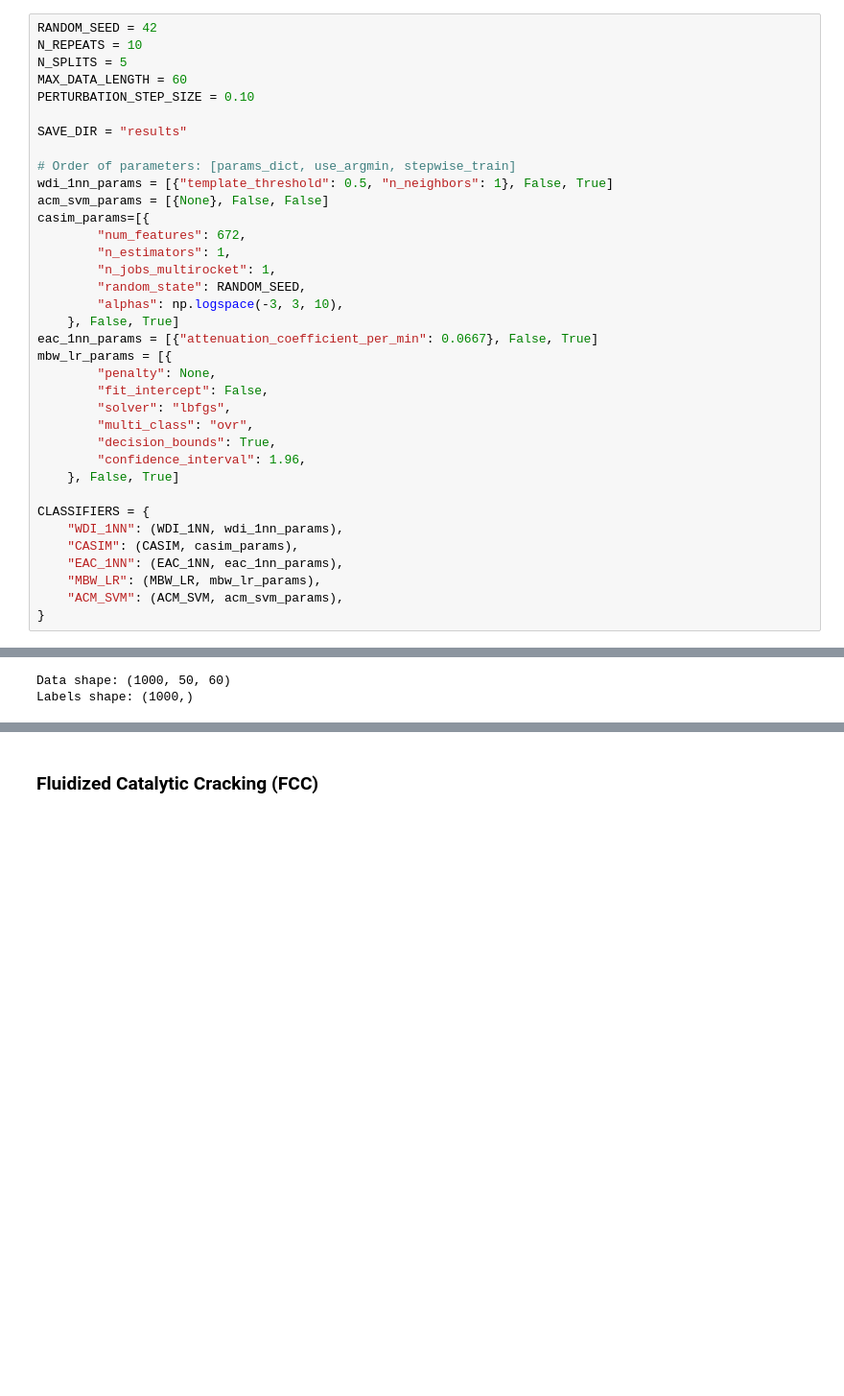
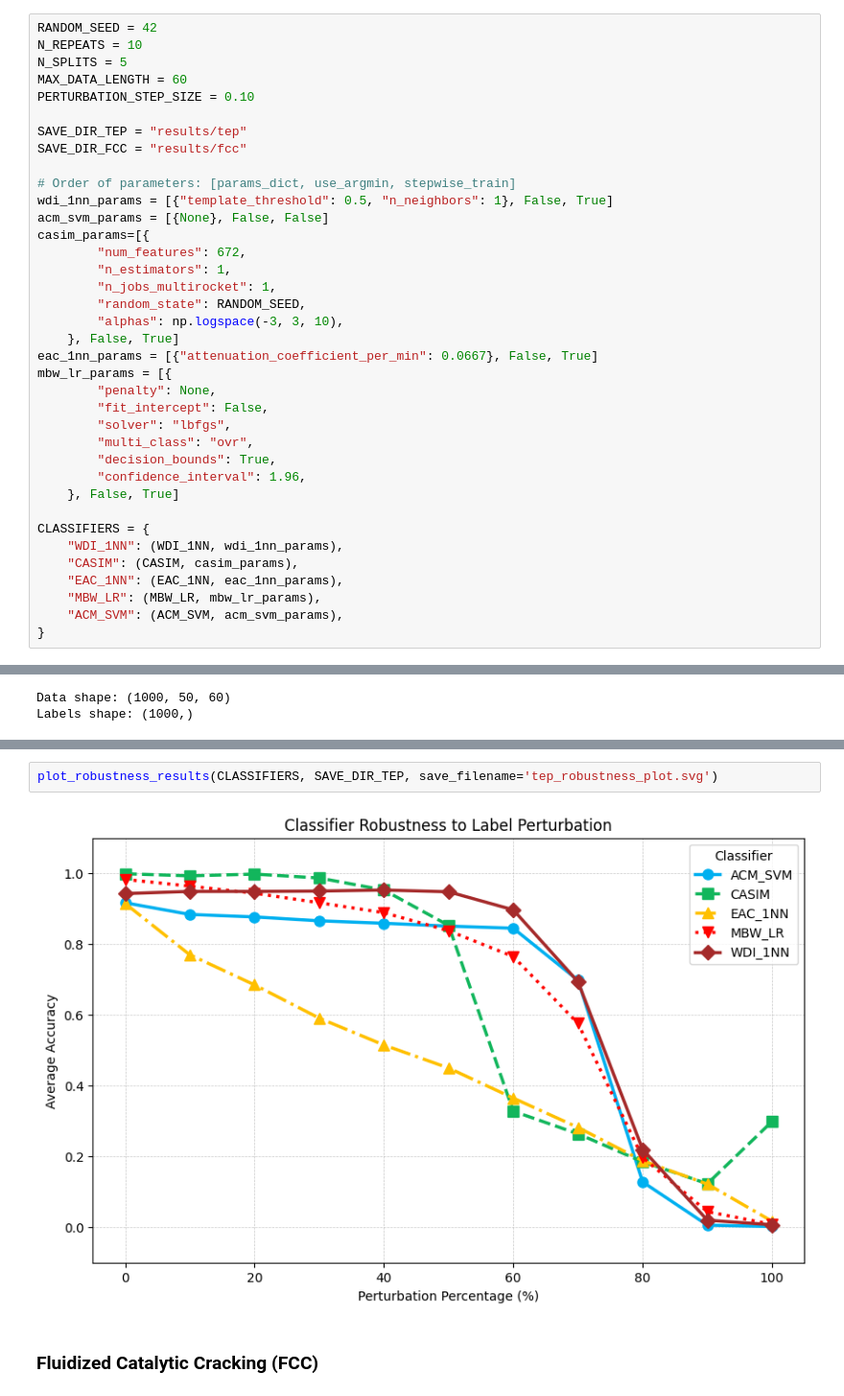
Before and after one commit to GianMan89/Alarm_Flood_Classification_Label_Noise, a Jupyter notebook: notebook.ipynb, the cells around one changed output, grey strips where cells are left out. Shown: that part at 96% size. Saved outputs shown, nothing was run; the diff lists cells and outputs as text; blank space fills up the shorter version.

Commit message:
Update: visualization of robustness results added

```diff
--- a/notebook.ipynb
+++ b/notebook.ipynb
@@ -23,7 +25,8 @@ N_SPLITS = 5
 MAX_DATA_LENGTH = 60
 PERTURBATION_STEP_SIZE = 0.10
 
-SAVE_DIR = "results"
+SAVE_DIR_TEP = "results/tep"
+SAVE_DIR_FCC = "results/fcc"
 
 # Order of parameters: [params_dict, use_argmin, stepwise_train]
 wdi_1nn_params = [{"template_threshold": 0.5, "n_neighbors": 1}, False, True]
@@ -354,5 +431,9 @@ Testing ACM_SVM - Fold 5, Perturbation step 10...
 
   [11 rows x 26 columns]}}
+# %%
+plot_robustness_results(CLASSIFIERS, SAVE_DIR_TEP, save_filename='tep_robustness_plot.svg')
+# %% [output]
+[figure, added]
 # %% [markdown]
 ### Fluidized Catalytic Cracking (FCC)
 # %%
```
Also changed, not shown: parts of 8 cells of this notebook.
